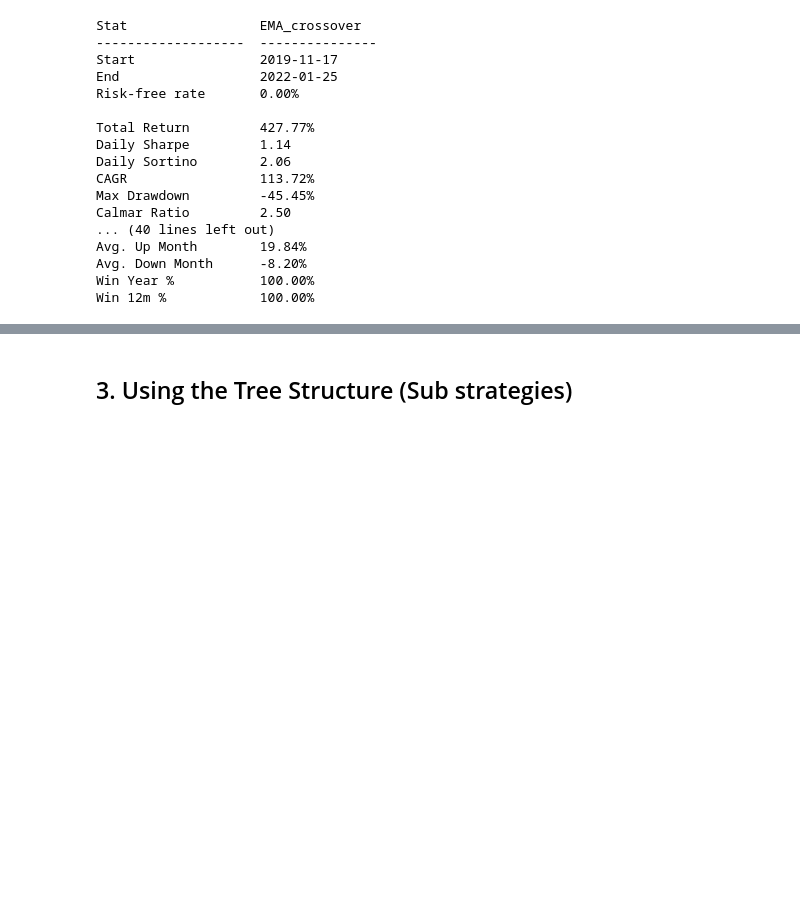
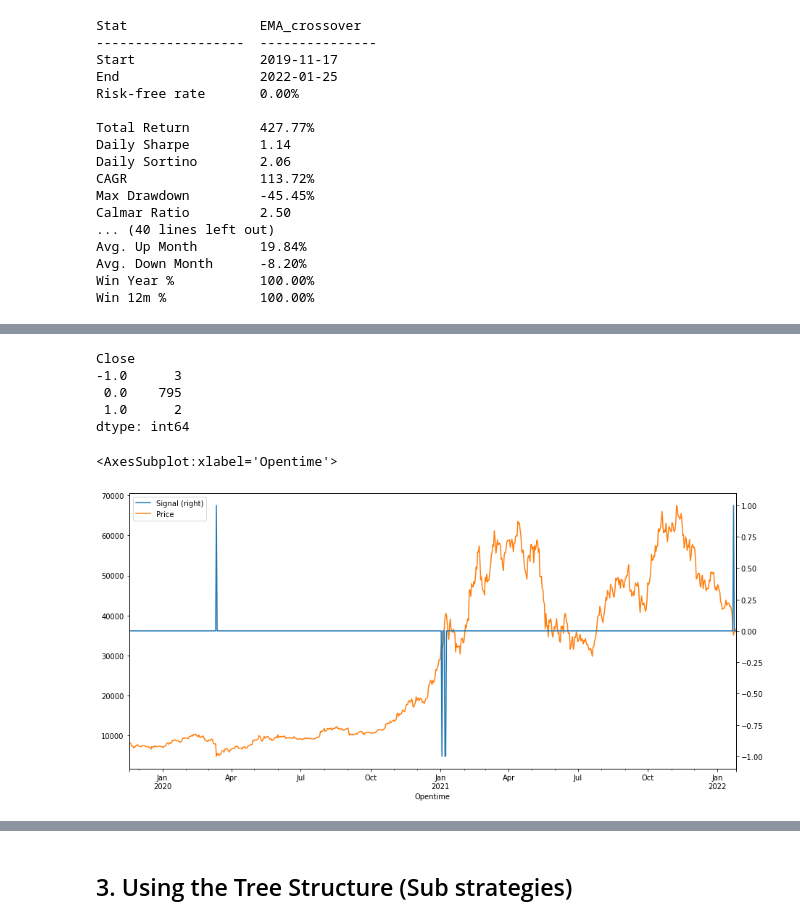
Before and after one commit to gap689/crypto-data-analysis, a Jupyter notebook: tradingmachinelearning/Backtesting.ipynb, the cells around one changed output, grey strips where cells are left out. Cells and saved outputs as stored; diff of their text form; code cells hidden in the pictures; blank space fills up the shorter version.

```diff
--- a/tradingmachinelearning/Backtesting.ipynb
+++ b/tradingmachinelearning/Backtesting.ipynb
@@ -296,0 +299,11 @@ Win 12m %            100.00%
+# %%
+#Calculaate the RSI indicator
+RSI = talib.RSI(price_data['Close'], timeperiod=14).to_frame()
+RSI.columns = ['Close']
+signal_rsi = RSI.copy()
+signal_rsi[RSI.isnull()] = 0
+
+#constructing signal
+signal_rsi[RSI <22] = 1
+signal_rsi[RSI >88] = -1
+signal_rsi[(RSI<=88)&(RSI>=22)] =0
@@ -296,0 +327,17 @@ Win 12m %            100.00%
+# %%
+signal_rsi.groupby('Close').size()
+# %% [output]
+Close
+-1.0      3
+ 0.0    795
+ 1.0      2
+dtype: int64
+# %%
+combined_df_rsi = bt.merge(signal_rsi, price_data)
+combined_df_rsi.columns= ['Signal', 'Price']
+
+#plot
+combined_df_rsi.plot(secondary_y=['Signal'], figsize=(15, 7))
+# %% [output]
+<AxesSubplot:xlabel='Opentime'>
+[figure, added]
```
Also changed, not shown: parts of 5 cells of this notebook.
